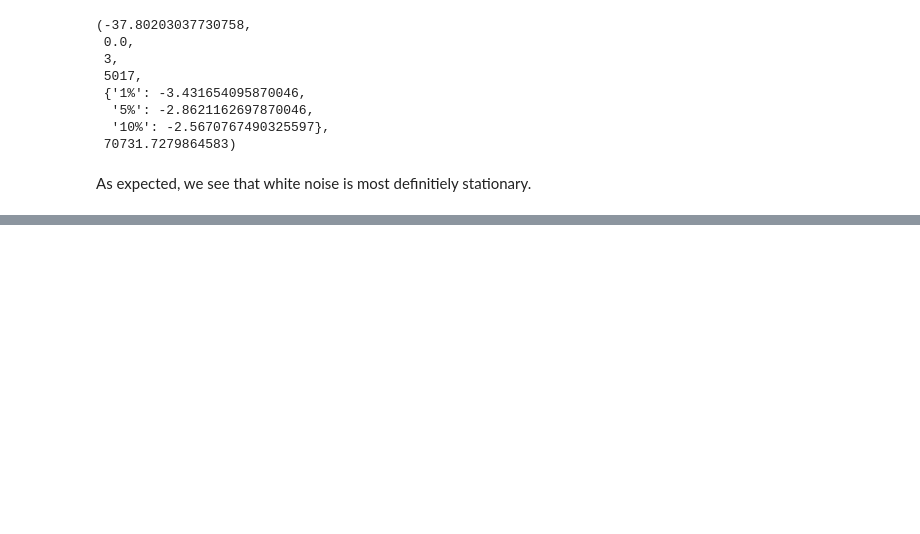
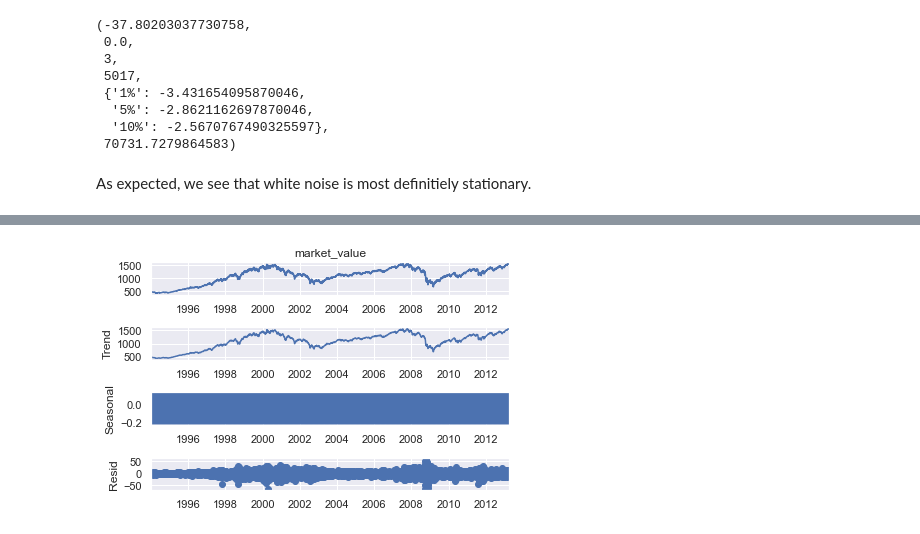
Before and after one commit to satyajitghosh/TimeSeriesAnalysis, a Jupyter notebook: DataRangerCourse/TS_lecture2.ipynb, the cells around one changed output, grey strips where cells are left out. Saved outputs shown, nothing was run; the diff lists cells and outputs as text; code cells hidden in the pictures; blank space fills up the shorter version.

```diff
--- a/DataRangerCourse/TS_lecture2.ipynb
+++ b/DataRangerCourse/TS_lecture2.ipynb
@@ -208,0 +239,6 @@ As expected, we see that white noise is most definitiely stationary.
+# %%
+s_dec_additive = seasonal_decompose(df.market_value,model='additive')
+s_dec_additive.plot()
+plt.show()
+# %% [output]
+[figure, added]
```
Also changed, not shown: parts of 7 cells of this notebook.
